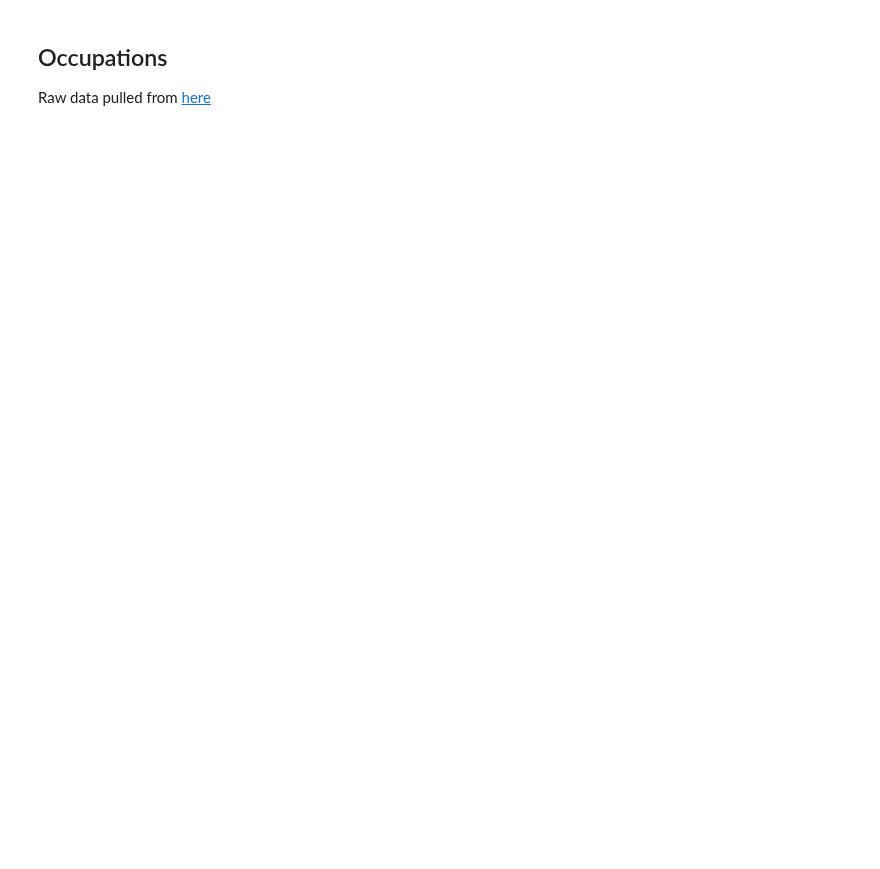
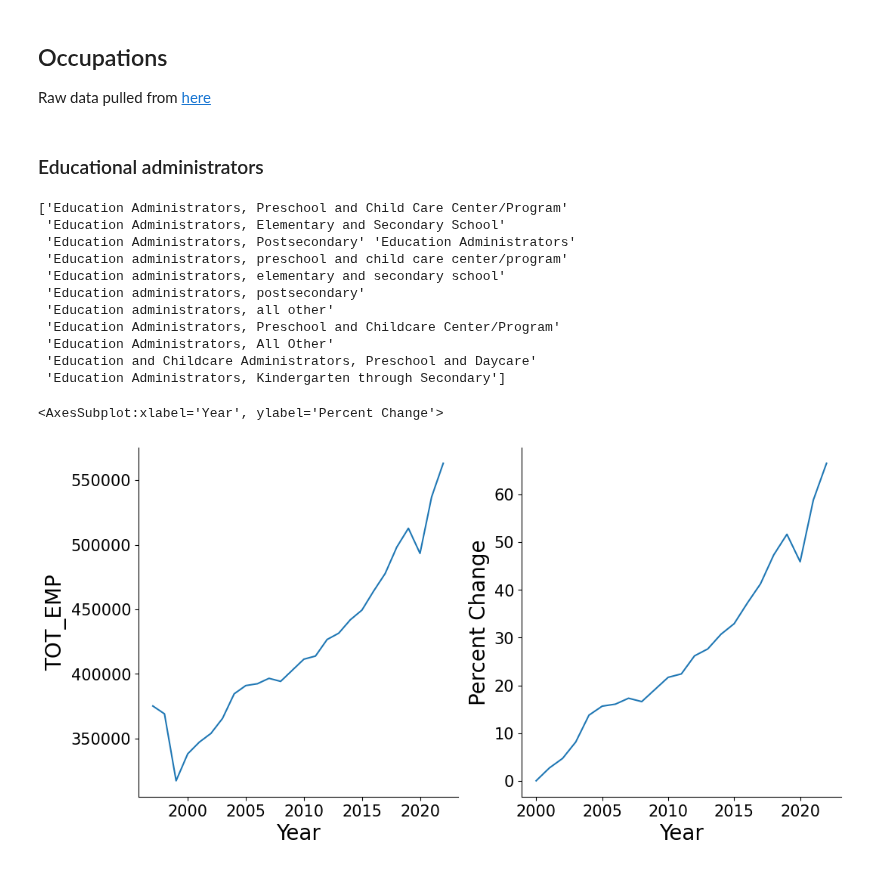
Before and after one commit to jordanott/BackToTheFuture, a Jupyter notebook: notebooks/business.ipynb, the cells around one changed output. Cells and saved outputs as stored; diff of their text form; code cells hidden in the pictures; blank space fills up the shorter version.

```diff
--- a/notebooks/business.ipynb
+++ b/notebooks/business.ipynb
@@ -47,7 +60,11 @@ Raw data pulled from [here](https://www.bls.gov/oes/tables.htm)
 # %%
 all_data = pd.DataFrame()
-for file_name in glob.iglob("../raw_data/*nat/national*"):
-    data = pd.read_excel(file_name)
+for index, file_name in enumerate(sorted(glob.iglob("../raw_data/business/occupations/*nat/national*"))):
+    skiprows = {0: 38, 3: 37, 4: 37, 5: 39}.get(index)
+
+    data = pd.read_excel(file_name, skiprows=skiprows)
+    data = data.rename(columns={column_name: column_name.upper() for column_name in data.columns})
+    data = data.rename(columns={"OCC_TITL": "OCC_TITLE", "GROUP": "O_GROUP", "OCC_GROUP": "O_GROUP"})
 
     year_string = file_name.split("national_")[1]
     index = year_string.find("2")
@@ -56,6 +73,45 @@ for file_name in glob.iglob("../raw_data/*nat/national*"):
 
     if index == -1:
         continue
-    data["year"] = int(year_string[index:index+4])
+    data["Year"] = int(year_string[index:index+4])
+    all_data = pd.concat([all_data, data])
 
-    all_data = pd.concat([all_data, data])
+all_data = all_data[~(all_data["TOT_EMP"] == "**") & ~(all_data["TOT_EMP"].isnull()) & ~(all_data["TOT_EMP"] == "#")]
+all_data["TOT_EMP"] = all_data["TOT_EMP"].astype(int)
+all_data = all_data[
+    ~all_data["O_GROUP"].isin(["minor", "major", "broad"])
+].reset_index()
+# %%
+job_titles = all_data["OCC_TITLE"].str.lower()
+with open("occupation_names.json", "w") as stream:
+    json.dump(job_titles.unique().tolist(), stream, indent=4, sort_keys=True)
+# %% [markdown]
+### Educational administrators
+# %%
+education_administrators = all_data[
+    (job_titles.str.contains("education")) &
+    (job_titles.str.contains("administrators"))
+]
+print(education_administrators["OCC_TITLE"].unique())
+education_administrators = education_administrators[["Year", "TOT_EMP"]].groupby("Year").sum().reset_index()
+
+plt.subplot(1, 2, 1)
+sns.lineplot(x="Year", y="TOT_EMP", data=education_administrators)
+
+plt.subplot(1, 2, 2)
+education_administrators = helper.percent_change_relative_to(education_administrators, 2000, "TOT_EMP")
+sns.lineplot(x="Year", y="Percent Change", data=education_administrators)
+# %% [output]
+['Education Administrators, Preschool and Child Care Center/Program'
+ 'Education Administrators, Elementary and Secondary School'
+ 'Education Administrators, Postsecondary' 'Education Administrators'
+ 'Education administrators, preschool and child care center/program'
+ 'Education administrators, elementary and secondary school'
+ 'Education administrators, postsecondary'
+ 'Education administrators, all other'
+ 'Education Administrators, Preschool and Childcare Center/Program'
+ 'Education Administrators, All Other'
+ 'Education and Childcare Administrators, Preschool and Daycare'
+ 'Education Administrators, Kindergarten through Secondary']
+<AxesSubplot:xlabel='Year', ylabel='Percent Change'>
+[figure, added]
```
Also changed, not shown: parts of 13 cells of this notebook, 3 other files.
